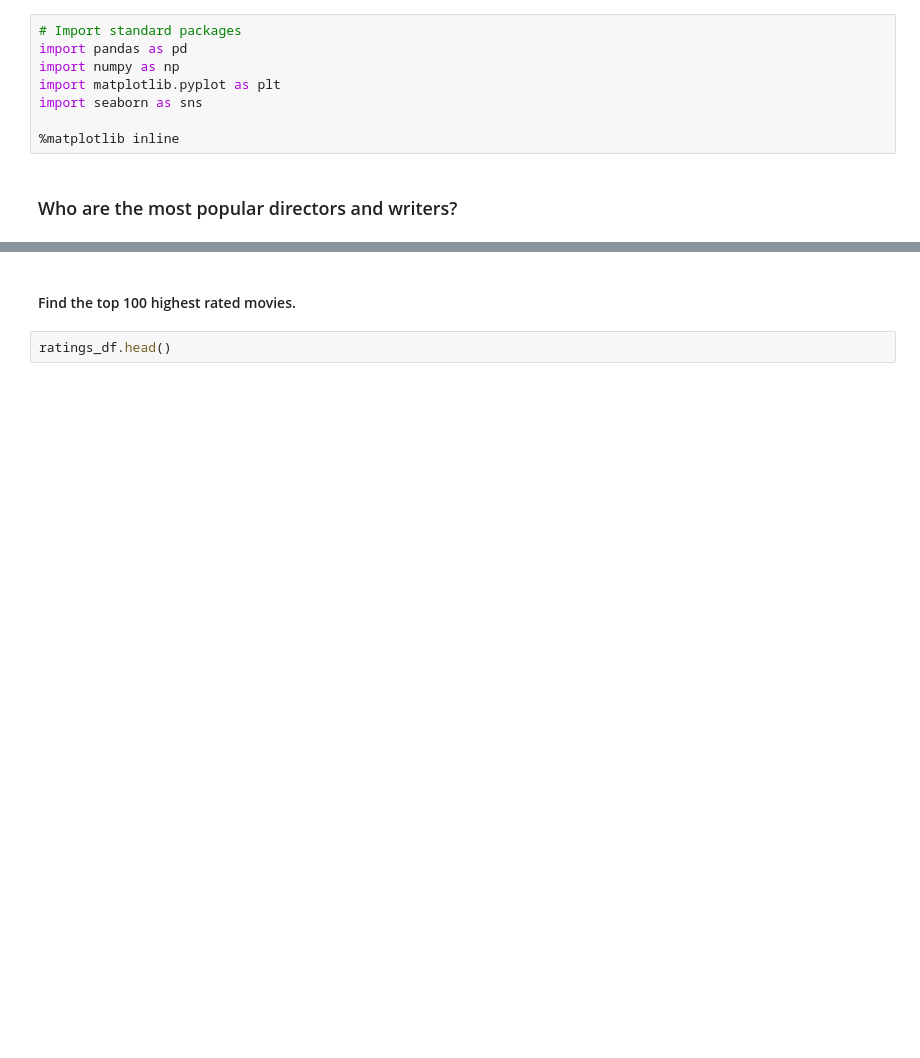
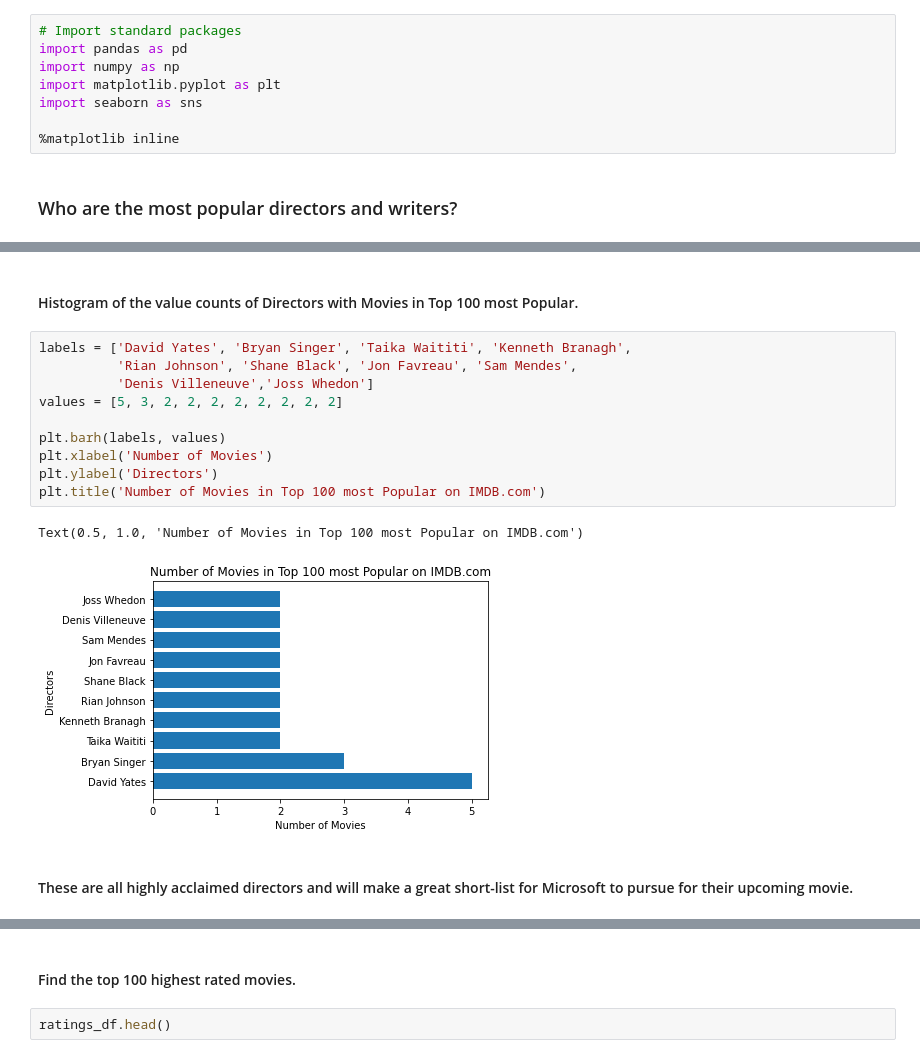
Before and after one commit to jpetoskey/dsc-project-template, a Jupyter notebook: dsc-phase1-project-template.ipynb, the cells around one changed output, grey strips where cells are left out. Saved outputs shown, nothing was run; the diff lists cells and outputs as text; blank space fills up the shorter version.

Commit message:
finished best directors by popularity

```diff
--- a/dsc-phase1-project-template.ipynb
+++ b/dsc-phase1-project-template.ipynb
@@ -48,0 +288,17 @@ names_df = pd.read_csv('data/zippedData/imdb.name.basics.csv.gz')
+# %% [markdown]
+#### Histogram of the value counts of Directors with Movies in Top 100 most Popular.
+# %%
+labels = ['David Yates', 'Bryan Singer', 'Taika Waititi', 'Kenneth Branagh',
+          'Rian Johnson', 'Shane Black', 'Jon Favreau', 'Sam Mendes',
+          'Denis Villeneuve','Joss Whedon']
+values = [5, 3, 2, 2, 2, 2, 2, 2, 2, 2]
+
+plt.barh(labels, values)
+plt.xlabel('Number of Movies')
+plt.ylabel('Directors')
+plt.title('Number of Movies in Top 100 most Popular on IMDB.com')
+# %% [output]
+Text(0.5, 1.0, 'Number of Movies in Top 100 most Popular on IMDB.com')
+[figure, added]
+# %% [markdown]
+#### These are all highly acclaimed directors and will make a great short-list for Microsoft to pursue for their upcoming movie.
```
Also changed, not shown: parts of 33 cells of this notebook.
